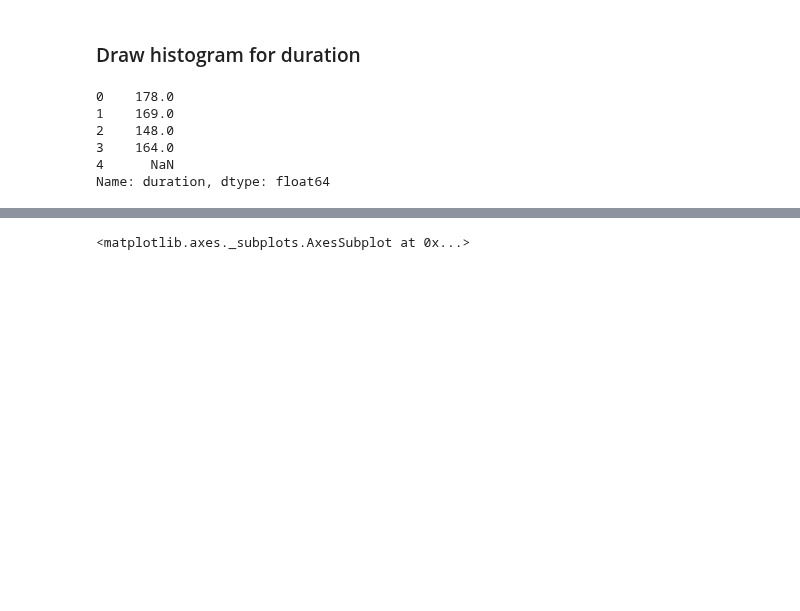
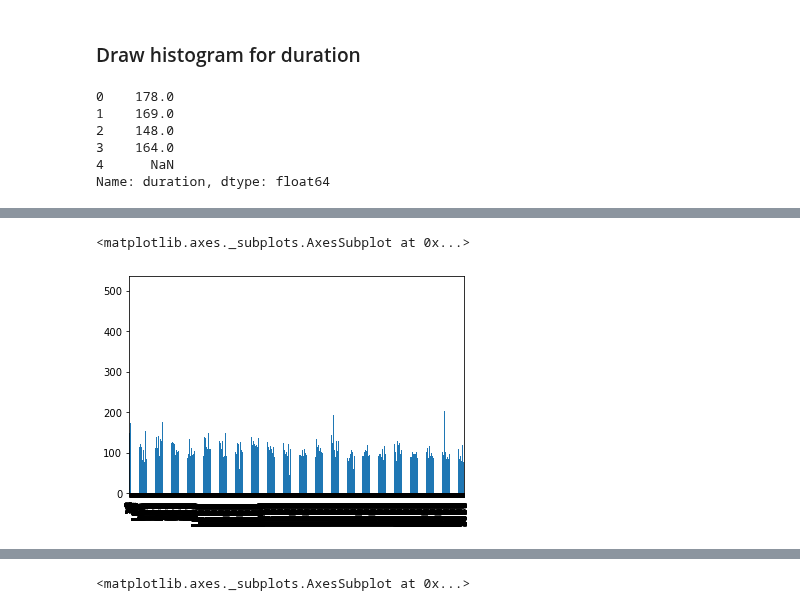
Before and after one commit to udhayprakash/PythonMaterial, a Jupyter notebook: python3/17_Data_science_modules/02_pandas/10_Visualization_Of_Data.ipynb, the cells around one changed output, grey strips where cells are left out. Drawn from its saved outputs; the diff is of its cells as text; code cells hidden in the pictures; blank space fills up the shorter version.

```diff
--- a/python3/17_Data_science_modules/02_pandas/10_Visualization_Of_Data.ipynb
+++ b/python3/17_Data_science_modules/02_pandas/10_Visualization_Of_Data.ipynb
@@ -51,0 +57,5 @@ Name: duration, dtype: float64
+# %%
+df_imdb['duration'].plot(kind='bar')
+# %% [output]
+<matplotlib.axes._subplots.AxesSubplot at 0x...>
+[figure, added]
```
Also changed, not shown: parts of 5 cells of this notebook, 27 other files.
